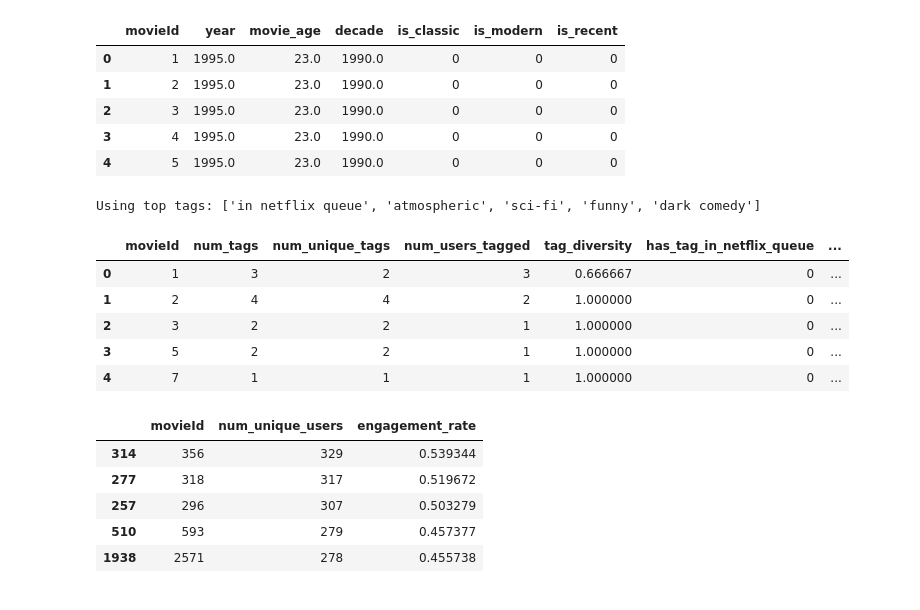
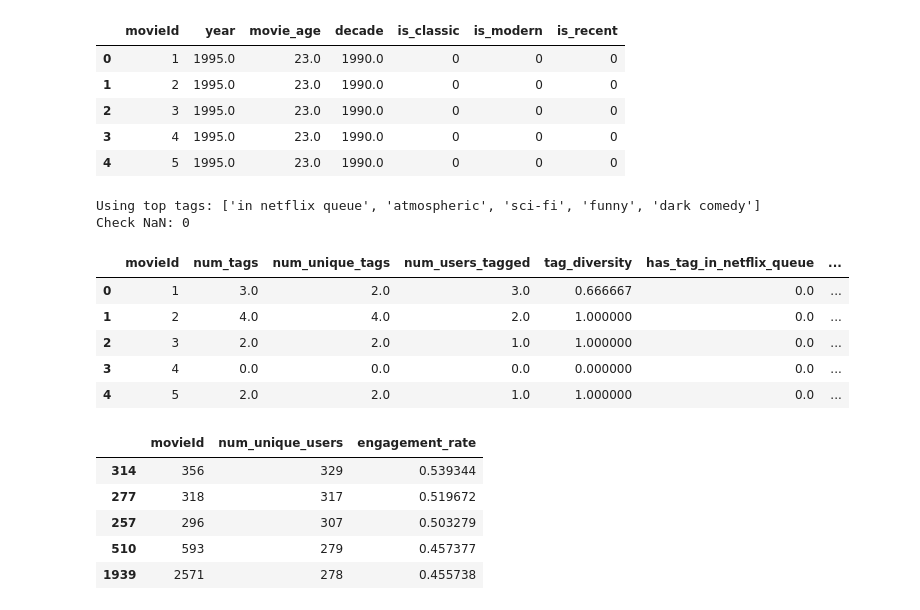
Before and after one commit to tijanatoskovic/Movies-Recommendations, a Jupyter notebook: ga/genetic_algorithm.ipynb, the cells around one changed output. Drawn from its saved outputs; the diff is of its cells as text; code cells hidden in the pictures.

```diff
--- a/ga/genetic_algorithm.ipynb
+++ b/ga/genetic_algorithm.ipynb
@@ -992,41 +1003,49 @@ if not tags.empty:
     ).reset_index()
 
     tag_stats['importance_score'] = (
         0.4 * (tag_stats['total_uses'] / tag_stats['total_uses'].max()) +
         0.4 * (tag_stats['num_movies'] / tag_stats['num_movies'].max()) +
         0.2 * (tag_stats['num_users'] / tag_stats['num_users'].max())
     )
 
     top_tags = tag_stats.nlargest(5, 'importance_score')['tag'].str.lower().tolist()
     print(f"Using top tags: {top_tags}")
 
     for tag_name in top_tags:
         tag_indicator = tags[tags['tag'].str.lower().str.contains(tag_name, na=False)].groupby('movieId').size().reset_index(name=f'has_tag_{tag_name.replace(" ", "_")}')
         movie_tag_counts = movie_tag_counts.merge(tag_indicator, on='movieId', how='left')
         movie_tag_counts[f'has_tag_{tag_name.replace(" ", "_")}'] = movie_tag_counts[f'has_tag_{tag_name.replace(" ", "_")}'].fillna(0).astype(int)
 
+    # all_movies_base = pd.DataFrame({'movieId': movies['movieId']})
+    movie_tag_counts = movies[['movieId']].merge(movie_tag_counts, on='movieId', how='left')
+    movie_tag_counts = movie_tag_counts.fillna(0)
+
 else:
     # If no tags, create empty dataframe
     movie_tag_counts = pd.DataFrame({
         'movieId': movies['movieId'],
         'num_tags': 0,
         'num_unique_tags': 0,
         'num_users_tagged': 0,
         'tag_diversity': 0
     })
 
+print(f'Check NaN: {movie_tag_counts.isna().sum().sum()}')
 movie_tag_counts.head()
 # %% [output]
 Using top tags: ['in netflix queue', 'atmospheric', 'sci-fi', 'funny', 'dark comedy']
+Check NaN: 0
 |  | movieId | num_tags | num_unique_tags | num_users_tagged | tag_diversity | has_tag_in_netflix_queue | ... |
-| 0 | 1 | 3 | 2 | 3 | 0.666667 | 0 | ... |
-| 1 | 2 | 4 | 4 | 2 | 1.000000 | 0 | ... |
-| 2 | 3 | 2 | 2 | 1 | 1.000000 | 0 | ... |
-| 3 | 5 | 2 | 2 | 1 | 1.000000 | 0 | ... |
-| 4 | 7 | 1 | 1 | 1 | 1.000000 | 0 | ... |
+| 0 | 1 | 3.0 | 2.0 | 3.0 | 0.666667 | 0.0 | ... |
+| 1 | 2 | 4.0 | 4.0 | 2.0 | 1.000000 | 0.0 | ... |
+| 2 | 3 | 2.0 | 2.0 | 1.0 | 1.000000 | 0.0 | ... |
+| 3 | 4 | 0.0 | 0.0 | 0.0 | 0.000000 | 0.0 | ... |
+| 4 | 5 | 2.0 | 2.0 | 1.0 | 1.000000 | 0.0 | ... |
 # %%
 # How many unique users rated this movie
-movie_engagement = ratings.groupby('movieId').agg(
+movie_engagement = movies.merge(ratings, on='movieId', how='left')
+
+movie_engagement = movie_engagement.groupby('movieId').agg(
     num_unique_users=('userId', 'nunique')
 ).reset_index()
 
@@ -1041,7 +1060,7 @@ movie_engagement.sort_values(by='engagement_rate', ascending=False).head()
 | 277 | 318 | 317 | 0.519672 |
 | 257 | 296 | 307 | 0.503279 |
 | 510 | 593 | 279 | 0.457377 |
-| 1938 | 2571 | 278 | 0.455738 |
+| 1939 | 2571 | 278 | 0.455738 |
 # %%
 # TODO: Standardize movie_profile data
 movie_profile = movies[['movieId', 'title']].copy()
```
Also changed, not shown: parts of 6 cells of this notebook, 2 other files.
